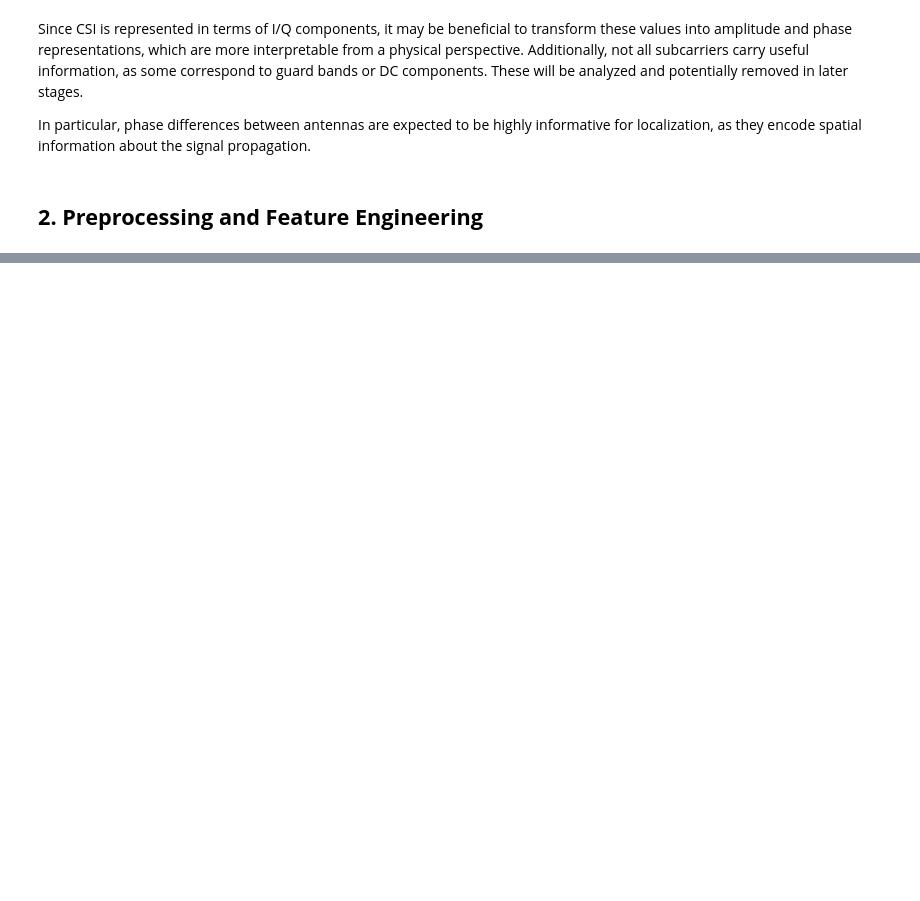
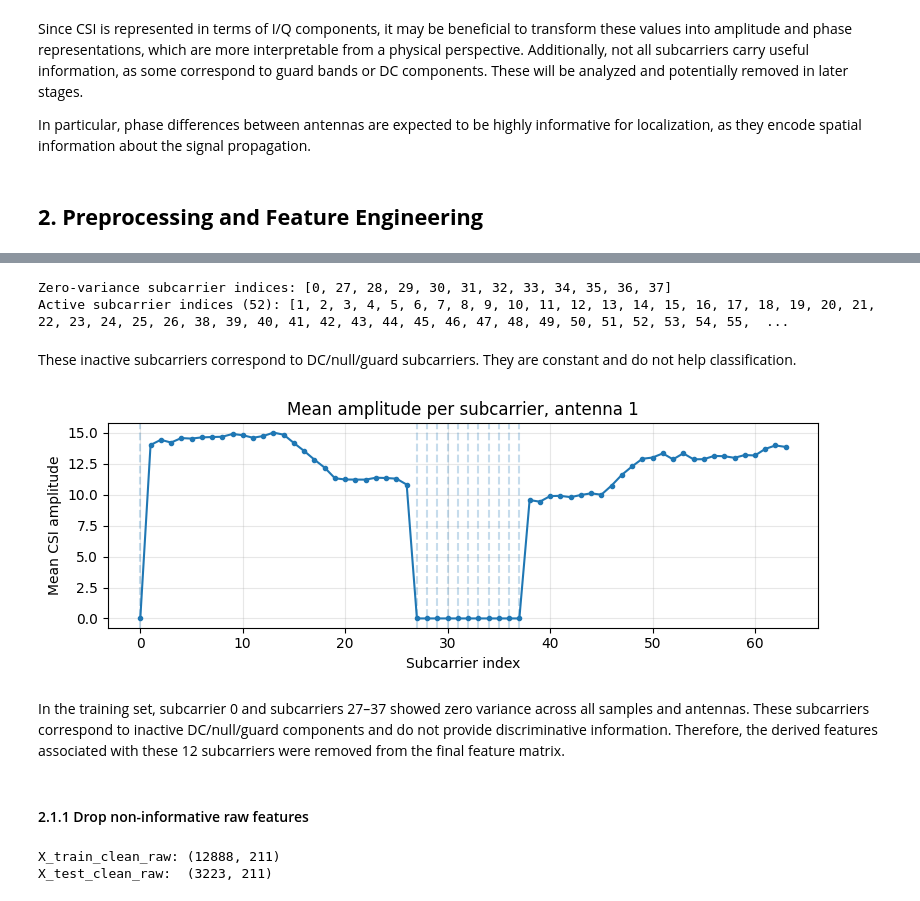
Before and after one commit to martasayol/projecteaa1, a Jupyter notebook: ProjecteAA1.ipynb, the cells around one changed output, grey strips where cells are left out. Saved outputs shown, nothing was run; the diff lists cells and outputs as text; code cells hidden in the pictures; blank space fills up the shorter version.

```diff
--- a/ProjecteAA1.ipynb
+++ b/ProjecteAA1.ipynb
@@ -327,0 +189,68 @@ print(X_scaled.shape, Xtest_scaled.shape)
+# %%
+zero_sub = []
+active_sub = []
+
+for n in range(64):
+    cols = [f"I{n}_1", f"Q{n}_1", f"I{n}_2", f"Q{n}_2"]
+    stds = X_train_raw[cols].std()
+
+    if np.all(np.isclose(stds, 0)):
+        zero_sub.append(n)
+    else:
+        active_sub.append(n)
+
+print(f"Zero-variance subcarrier indices: {zero_sub}")
+print(f"Active subcarrier indices ({len(active_sub)}): {active_sub}")
+# %% [output]
+Zero-variance subcarrier indices: [0, 27, 28, 29, 30, 31, 32, 33, 34, 35, 36, 37]
+Active subcarrier indices (52): [1, 2, 3, 4, 5, 6, 7, 8, 9, 10, 11, 12, 13, 14, 15, 16, 17, 18, 19, 20, 21, 22, 23, 24, 25, 26, 38, 39, 40, 41, 42, 43, 44, 45, 46, 47, 48, 49, 50, 51, 52, 53, 54, 55,  ...
+# %% [markdown]
+
+These inactive subcarriers correspond to DC/null/guard subcarriers. They are constant and do not help classification.
+# %%
+mean_amplitude_all = []
+
+for n in range(64):
+    I = X_train_raw[f"I{n}_1"].values
+    Q = X_train_raw[f"Q{n}_1"].values
+    mean_amplitude_all.append(np.sqrt(I**2 + Q**2).mean())
+
+plt.figure(figsize=(8, 3))
+plt.plot(range(64), mean_amplitude_all, marker="o", markersize=3)
+
+for n in zero_sub:
+    plt.axvline(n, linestyle="--", alpha=0.25)
+
+plt.xlabel("Subcarrier index")
+plt.ylabel("Mean CSI amplitude")
+plt.title("Mean amplitude per subcarrier, antenna 1")
+plt.grid(True, alpha=0.3)
+plt.tight_layout()
+plt.savefig("fig_zero_subcarriers.png", dpi=150, bbox_inches="tight")
+plt.show()
+# %% [output]
+[figure, added]
+# %% [markdown]
+In the training set, subcarrier 0 and subcarriers 27–37 showed zero variance across all samples and antennas. These subcarriers correspond to inactive DC/null/guard components and do not provide discriminative information. Therefore, the derived features associated with these 12 subcarriers were removed from the final feature matrix.
+# %% [markdown]
+#### 2.1.1 Drop non-informative raw features
+# %%
+def drop_non_informative(df, zero_subcarriers):
+    """Drop seq_ctrl and all I/Q columns belonging to inactive subcarriers."""
+    cols_to_drop = ["seq_ctrl"]
+
+    for n in zero_subcarriers:
+        for ant in [1, 2]:
+            cols_to_drop += [f"I{n}_{ant}", f"Q{n}_{ant}"]
+
+    cols_to_drop = [c for c in cols_to_drop if c in df.columns]
+    return df.drop(columns=cols_to_drop)
+
+X_train_clean_raw = drop_non_informative(X_train_raw, zero_sub)
+X_test_clean_raw  = drop_non_informative(X_test_raw, zero_sub)
+
+print("X_train_clean_raw:", X_train_clean_raw.shape)
+print("X_test_clean_raw: ", X_test_clean_raw.shape)
+# %% [output]
+X_train_clean_raw: (12888, 211)
+X_test_clean_raw:  (3223, 211)
```
Also changed, not shown: parts of 87 cells of this notebook, 3 other files.
